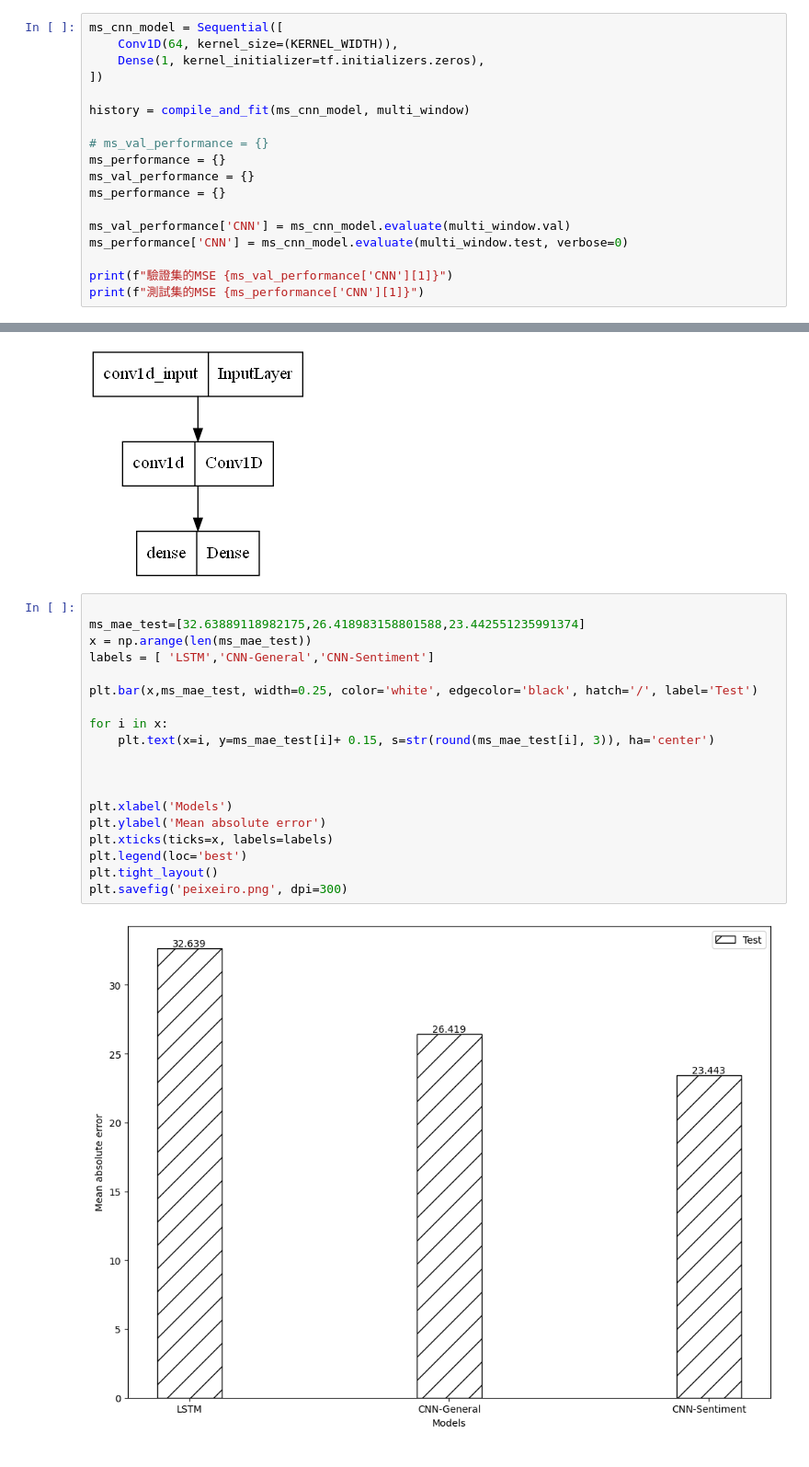
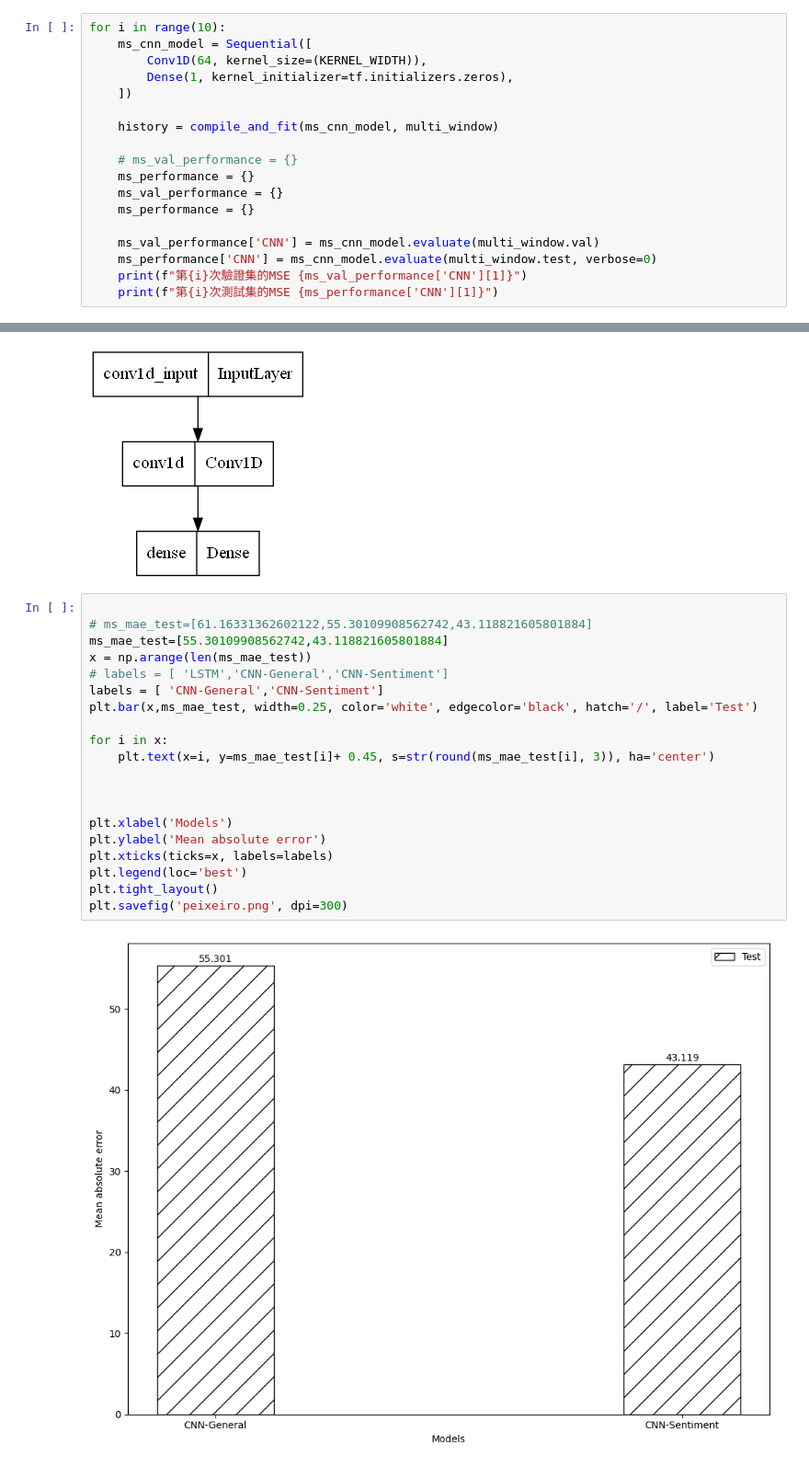
Before and after one commit to k1013726/Market-Sentiment-Analysis, a Jupyter notebook: 02_CNN-Model.ipynb, the cells around one changed output, grey strips where cells are left out. Shown: that part at 92% size. Cells and saved outputs as stored; diff of their text form.

```diff
--- a/02_CNN-Model.ipynb
+++ b/02_CNN-Model.ipynb
@@ -190,22 +196,22 @@ train_df.head()
 | 3 | 0.009482 | 0.007685 | 0.008210 | 0.007804 | 0.000557 | 0.001395 |
 | 4 | 0.007877 | 0.006544 | 0.006264 | 0.007371 | 0.001044 | 0.001860 |
 # %%
-ms_cnn_model = Sequential([
-    Conv1D(64, kernel_size=(KERNEL_WIDTH)),
-    Dense(1, kernel_initializer=tf.initializers.zeros),
-])
+for i in range(10):
+    ms_cnn_model = Sequential([
+        Conv1D(64, kernel_size=(KERNEL_WIDTH)),
+        Dense(1, kernel_initializer=tf.initializers.zeros),
+    ])
 
-history = compile_and_fit(ms_cnn_model, multi_window)
+    history = compile_and_fit(ms_cnn_model, multi_window)
 
-# ms_val_performance = {}
-ms_performance = {}
-ms_val_performance = {}
-ms_performance = {}
+    # ms_val_performance = {}
+    ms_performance = {}
+    ms_val_performance = {}
+    ms_performance = {}
 
-ms_val_performance['CNN'] = ms_cnn_model.evaluate(multi_window.val)
-ms_performance['CNN'] = ms_cnn_model.evaluate(multi_window.test, verbose=0)
-
-print(f"驗證集的MSE {ms_val_performance['CNN'][1]}")
-print(f"測試集的MSE {ms_performance['CNN'][1]}")
+    ms_val_performance['CNN'] = ms_cnn_model.evaluate(multi_window.val)
+    ms_performance['CNN'] = ms_cnn_model.evaluate(multi_window.test, verbose=0)
+    print(f"第{i}次驗證集的MSE {ms_val_performance['CNN'][1]}")
+    print(f"第{i}次測試集的MSE {ms_performance['CNN'][1]}")
 # %% [output]
 Epoch 1/50
@@ -232,22 +244,23 @@ tf.keras.utils.plot_model(ms_cnn_model, to_file='Functional_API_model.png')
 [figure]
 # %%
 
-ms_mae_test=[32.63889118982175,26.418983158801588,23.442551235991374]
+# ms_mae_test=[61.16331362602122,55.30109908562742,43.118821605801884]
+ms_mae_test=[55.30109908562742,43.118821605801884]
 x = np.arange(len(ms_mae_test))
-labels = [ 'LSTM','CNN-General','CNN-Sentiment']
-
+# labels = [ 'LSTM','CNN-General','CNN-Sentiment']
+labels = [ 'CNN-General','CNN-Sentiment']
 plt.bar(x,ms_mae_test, width=0.25, color='white', edgecolor='black', hatch='/', label='Test')
 
 for i in x:
-    plt.text(x=i, y=ms_mae_test[i]+ 0.15, s=str(round(ms_mae_test[i], 3)), ha='center')
+    plt.text(x=i, y=ms_mae_test[i]+ 0.45, s=str(round(ms_mae_test[i], 3)), ha='center')
 
 
 
 plt.xlabel('Models')
 plt.ylabel('Mean absolute error')
 plt.xticks(ticks=x, labels=labels)
 plt.legend(loc='best')
 plt.tight_layout()
 plt.savefig('peixeiro.png', dpi=300)
 # %% [output]
-[figure, old version]
+[figure, new version]
```
Also changed, not shown: parts of 4 cells of this notebook, 21 other files.
